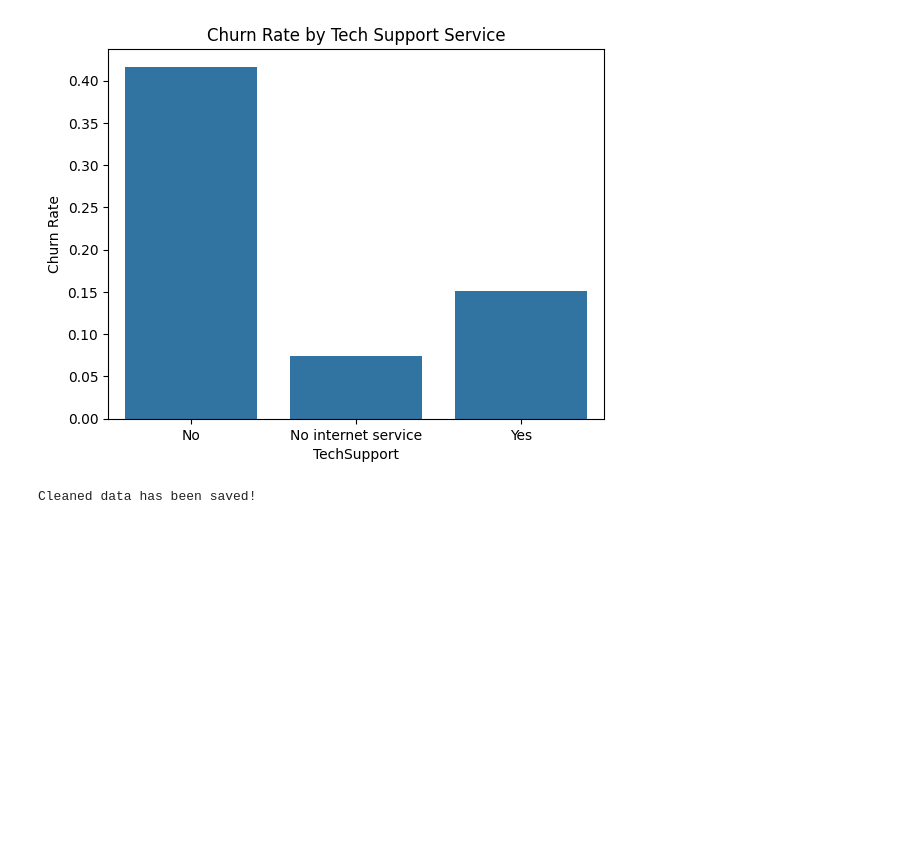
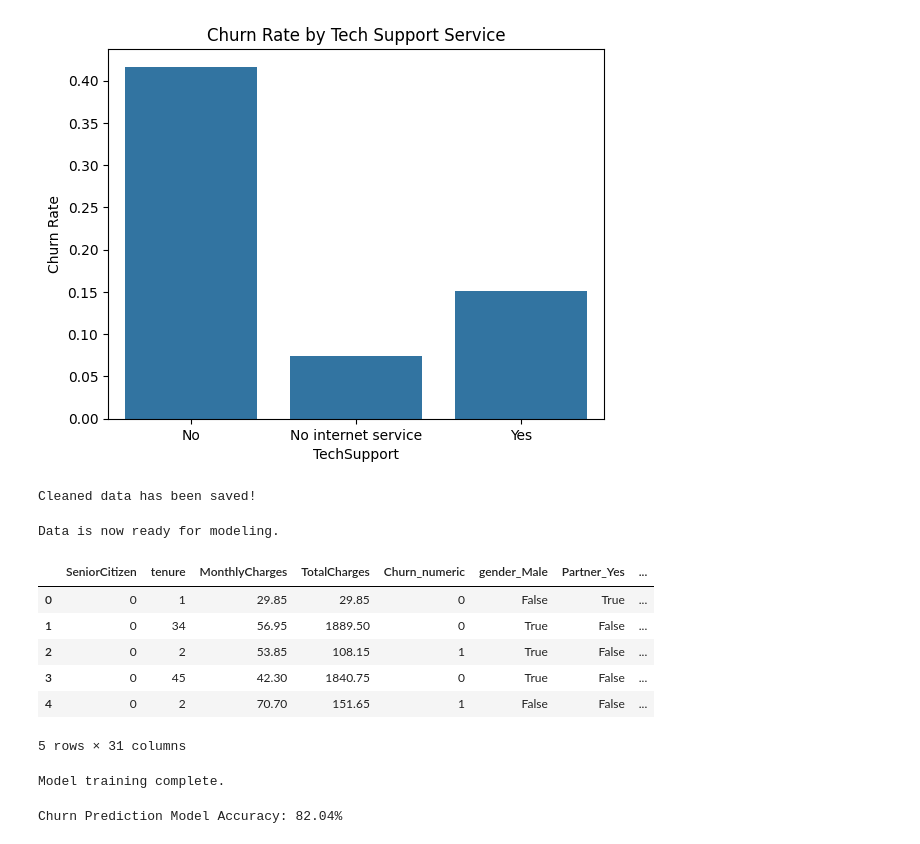
Before and after one commit to Srimannarayana-ai/customer-churn-analysis-power-bi, a Jupyter notebook: analysis.ipynb, the cells around one changed output. Saved outputs shown, nothing was run; the diff lists cells and outputs as text; code cells hidden in the pictures; blank space fills up the shorter version.

```diff
--- a/analysis.ipynb
+++ b/analysis.ipynb
@@ -86,3 +86,61 @@ df.to_csv('cleaned_telco_churn.csv', index=False)
 print("Cleaned data has been saved!")
 # %% [output]
 Cleaned data has been saved!
+# %%
+# --- PREDICTIVE MODELING ---
+
+# Create a fresh copy of the cleaned dataframe to work with
+df_model = df.copy()
+
+# Convert all categorical columns into dummy variables (0s and 1s)
+# We drop the original 'Churn' text column and the customerID
+df_model = pd.get_dummies(df_model.drop(['Churn', 'customerID'], axis=1), drop_first=True)
+
+# Let's see our new, model-ready data
+print("Data is now ready for modeling.")
+df_model.head()
+# %% [output]
+Data is now ready for modeling.
+|  | SeniorCitizen | tenure | MonthlyCharges | TotalCharges | Churn_numeric | gender_Male | Partner_Yes | ... |
+| 0 | 0 | 1 | 29.85 | 29.85 | 0 | False | True | ... |
+| 1 | 0 | 34 | 56.95 | 1889.50 | 0 | True | False | ... |
+| 2 | 0 | 2 | 53.85 | 108.15 | 1 | True | False | ... |
+| 3 | 0 | 45 | 42.30 | 1840.75 | 0 | True | False | ... |
+| 4 | 0 | 2 | 70.70 | 151.65 | 1 | False | False | ... |
+5 rows × 31 columns
+# %%
+from sklearn.model_selection import train_test_split
+from sklearn.linear_model import LogisticRegression
+from sklearn.metrics import accuracy_score
+from sklearn.preprocessing import StandardScaler  # NEW: Import the scaler
+
+# 1. Define your features (X) and target (y)
+X = df_model.drop('Churn_numeric', axis=1)
+y = df_model['Churn_numeric']
+
+# 2. Split the data into training and testing sets
+X_train, X_test, y_train, y_test = train_test_split(X, y, test_size=0.2, random_state=42)
+
+# 3. NEW: Initialize and apply the scaler
+scaler = StandardScaler()
+X_train_scaled = scaler.fit_transform(X_train)
+X_test_scaled = scaler.transform(X_test)
+
+# 4. Initialize and train the Logistic Regression model on the SCALED data
+model = LogisticRegression(max_iter=1000)
+model.fit(X_train_scaled, y_train) # MODIFIED: Use the scaled training data
+
+print("Model training complete.")
+# %% [output]
+Model training complete.
+# %%
+# Make predictions on the SCALED test data
+y_pred = model.predict(X_test_scaled) # MODIFIED: Use the scaled test data
+
+# Calculate the accuracy
+accuracy = accuracy_score(y_test, y_pred)
+
+# Print the accuracy
+print(f"Churn Prediction Model Accuracy: {accuracy:.2%}")
+# %% [output]
+Churn Prediction Model Accuracy: 82.04%
```
